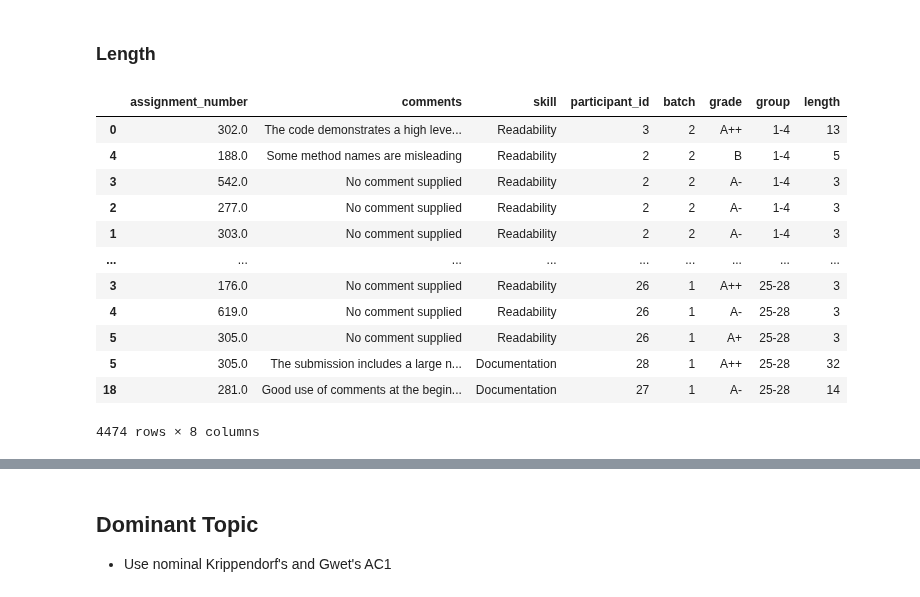
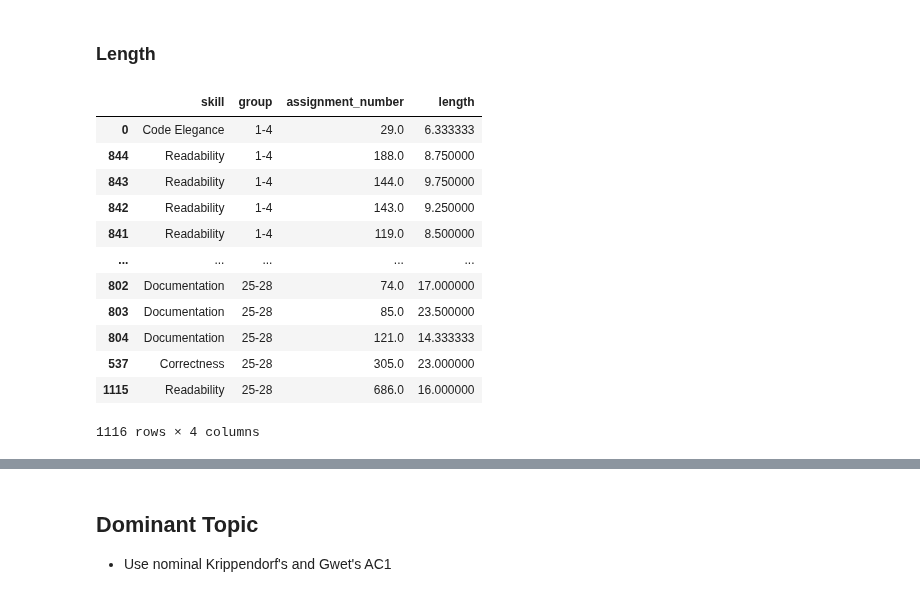
Before and after one commit to m-messer/Consistency_In_Grading_Analysis, a Jupyter notebook: feedback/feedback_inter_consistency.ipynb, the cells around one changed output, grey strips where cells are left out. Cells and saved outputs as stored; diff of their text form; code cells hidden in the pictures.

```diff
--- a/feedback/feedback_inter_consistency.ipynb
+++ b/feedback/feedback_inter_consistency.ipynb
@@ -90,20 +83,24 @@ feedback_df
 # %% [markdown]
 ### Length
 # %%
-feedback_df['comments'] = feedback_df['comments'].fillna("No comment supplied")
+feedback_df = feedback_df[feedback_df['comments'] != 'No comment supplied']
 feedback_df['length'] = feedback_df['comments'].apply(lambda comment: len(simple_preprocess(comment)))
-feedback_df
+
+feedback_df_mean = feedback_df[['group', 'skill', 'assignment_number', 'length']].groupby(['skill', 'group', 'assignment_number'], observed=True).mean().reset_index()
+feedback_df_mean['group'] = pd.Categorical(feedback_df_mean['group'], categories=['1-4', '5-8', '9-12', '13-16', '17-20', '21-24', '25-28'])
+feedback_df_mean = feedback_df_mean.sort_values('group', ascending=True)
+feedback_df_mean
 # %% [output]
-|  | assignment_number | comments | skill | participant_id | batch | grade | group | length |
-| 0 | 302.0 | The code demonstrates a high leve... | Readability | 3 | 2 | A++ | 1-4 | 13 |
-| 4 | 188.0 | Some method names are misleading | Readability | 2 | 2 | B | 1-4 | 5 |
-| 3 | 542.0 | No comment supplied | Readability | 2 | 2 | A- | 1-4 | 3 |
-| 2 | 277.0 | No comment supplied | Readability | 2 | 2 | A- | 1-4 | 3 |
-| 1 | 303.0 | No comment supplied | Readability | 2 | 2 | A- | 1-4 | 3 |
-| ... | ... | ... | ... | ... | ... | ... | ... | ... |
-| 3 | 176.0 | No comment supplied | Readability | 26 | 1 | A++ | 25-28 | 3 |
-| 4 | 619.0 | No comment supplied | Readability | 26 | 1 | A- | 25-28 | 3 |
-| 5 | 305.0 | No comment supplied | Readability | 26 | 1 | A+ | 25-28 | 3 |
-| 5 | 305.0 | The submission includes a large n... | Documentation | 28 | 1 | A++ | 25-28 | 32 |
-| 18 | 281.0 | Good use of comments at the begin... | Documentation | 27 | 1 | A- | 25-28 | 14 |
+|  | skill | group | assignment_number | length |
+| 0 | Code Elegance | 1-4 | 29.0 | 6.333333 |
+| 844 | Readability | 1-4 | 188.0 | 8.750000 |
+| 843 | Readability | 1-4 | 144.0 | 9.750000 |
+| 842 | Readability | 1-4 | 143.0 | 9.250000 |
+| 841 | Readability | 1-4 | 119.0 | 8.500000 |
+| ... | ... | ... | ... | ... |
+| 802 | Documentation | 25-28 | 74.0 | 17.000000 |
+| 803 | Documentation | 25-28 | 85.0 | 23.500000 |
+| 804 | Documentation | 25-28 | 121.0 | 14.333333 |
+| 537 | Correctness | 25-28 | 305.0 | 23.000000 |
+| 1115 | Readability | 25-28 | 686.0 | 16.000000 |
-4474 rows × 8 columns
+1116 rows × 4 columns
```
Also changed, not shown: parts of 19 cells of this notebook, 2 other files.
